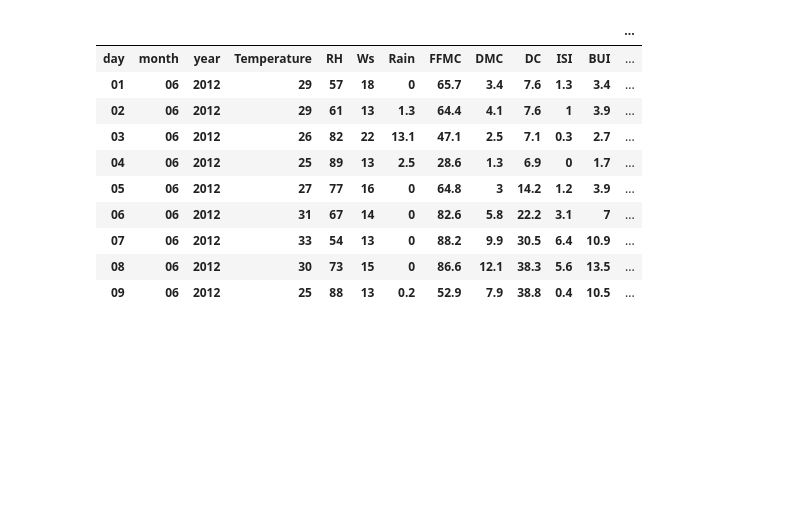
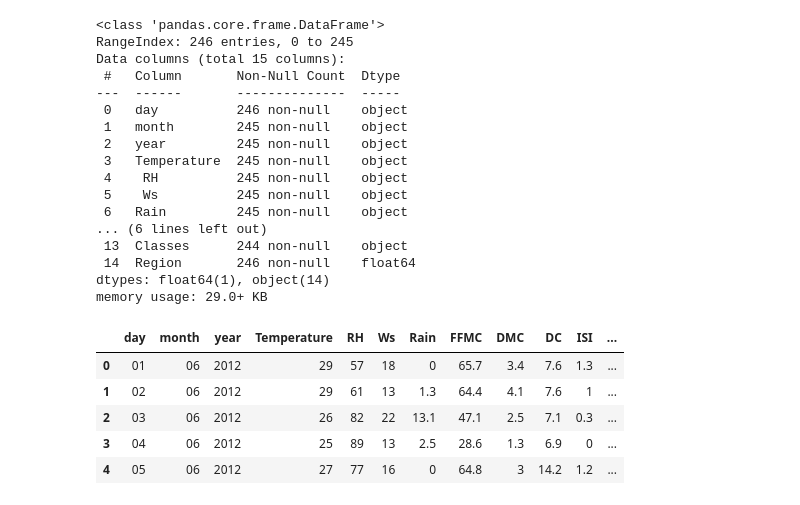
Before and after one commit to Comrade123-123/Ridge_LAaso_ElasticNet_miniproject, a Jupyter notebook: Ridge_lasso_ElasticNet.ipynb, the cells around one changed output. Cells and saved outputs as stored; diff of their text form; code cells hidden in the pictures; blank space fills up the shorter version.

```diff
--- a/Ridge_lasso_ElasticNet.ipynb
+++ b/Ridge_lasso_ElasticNet.ipynb
@@ -9,2 +10,2 @@ import seaborn as sns
 # %%
-df = pd.read_csv("/content/Algerian_forest_fires_dataset_UPDATE.csv")
+dataset=pd.read_csv('Algerian_forest_fires_dataset_UPDATE.csv' ,header=1)
@@ -11,14 +21,35 @@ df = pd.read_csv("/content/Algerian_forest_fires_dataset_UPDATE.csv")
+# %%
+dataset.loc[:122,"Region"]=0
+dataset.loc[122:,"Region"]=1
+df=dataset
+# %%
+df.info()
+# %% [output]
+<class 'pandas.core.frame.DataFrame'>
+RangeIndex: 246 entries, 0 to 245
+Data columns (total 15 columns):
+ #   Column       Non-Null Count  Dtype
+---  ------       --------------  -----
+ 0   day          246 non-null    object
+ 1   month        245 non-null    object
+ 2   year         245 non-null    object
+ 3   Temperature  245 non-null    object
+ 4    RH          245 non-null    object
+ 5    Ws          245 non-null    object
+ 6   Rain         245 non-null    object
+... (6 lines left out)
+ 13  Classes      244 non-null    object
+ 14  Region       246 non-null    float64
+dtypes: float64(1), object(14)
+memory usage: 29.0+ KB
+# %%
+df[["Region"]] = df[["Region"]].astype(int)
 # %%
-df.head(10)
+df.head()
 # %% [output]
-|  |  |  |  |  |  |  |  |  |  |  |  | ... |
-| day | month | year | Temperature | RH | Ws | Rain | FFMC | DMC | DC | ISI | BUI | ... |
-| 01 | 06 | 2012 | 29 | 57 | 18 | 0 | 65.7 | 3.4 | 7.6 | 1.3 | 3.4 | ... |
-| 02 | 06 | 2012 | 29 | 61 | 13 | 1.3 | 64.4 | 4.1 | 7.6 | 1 | 3.9 | ... |
-| 03 | 06 | 2012 | 26 | 82 | 22 | 13.1 | 47.1 | 2.5 | 7.1 | 0.3 | 2.7 | ... |
-| 04 | 06 | 2012 | 25 | 89 | 13 | 2.5 | 28.6 | 1.3 | 6.9 | 0 | 1.7 | ... |
-| 05 | 06 | 2012 | 27 | 77 | 16 | 0 | 64.8 | 3 | 14.2 | 1.2 | 3.9 | ... |
-| 06 | 06 | 2012 | 31 | 67 | 14 | 0 | 82.6 | 5.8 | 22.2 | 3.1 | 7 | ... |
-| 07 | 06 | 2012 | 33 | 54 | 13 | 0 | 88.2 | 9.9 | 30.5 | 6.4 | 10.9 | ... |
-| 08 | 06 | 2012 | 30 | 73 | 15 | 0 | 86.6 | 12.1 | 38.3 | 5.6 | 13.5 | ... |
-| 09 | 06 | 2012 | 25 | 88 | 13 | 0.2 | 52.9 | 7.9 | 38.8 | 0.4 | 10.5 | ... |
+|  | day | month | year | Temperature | RH | Ws | Rain | FFMC | DMC | DC | ISI | ... |
+| 0 | 01 | 06 | 2012 | 29 | 57 | 18 | 0 | 65.7 | 3.4 | 7.6 | 1.3 | ... |
+| 1 | 02 | 06 | 2012 | 29 | 61 | 13 | 1.3 | 64.4 | 4.1 | 7.6 | 1 | ... |
+| 2 | 03 | 06 | 2012 | 26 | 82 | 22 | 13.1 | 47.1 | 2.5 | 7.1 | 0.3 | ... |
+| 3 | 04 | 06 | 2012 | 25 | 89 | 13 | 2.5 | 28.6 | 1.3 | 6.9 | 0 | ... |
+| 4 | 05 | 06 | 2012 | 27 | 77 | 16 | 0 | 64.8 | 3 | 14.2 | 1.2 | ... |
```
Also changed, not shown: parts of 27 cells of this notebook.
